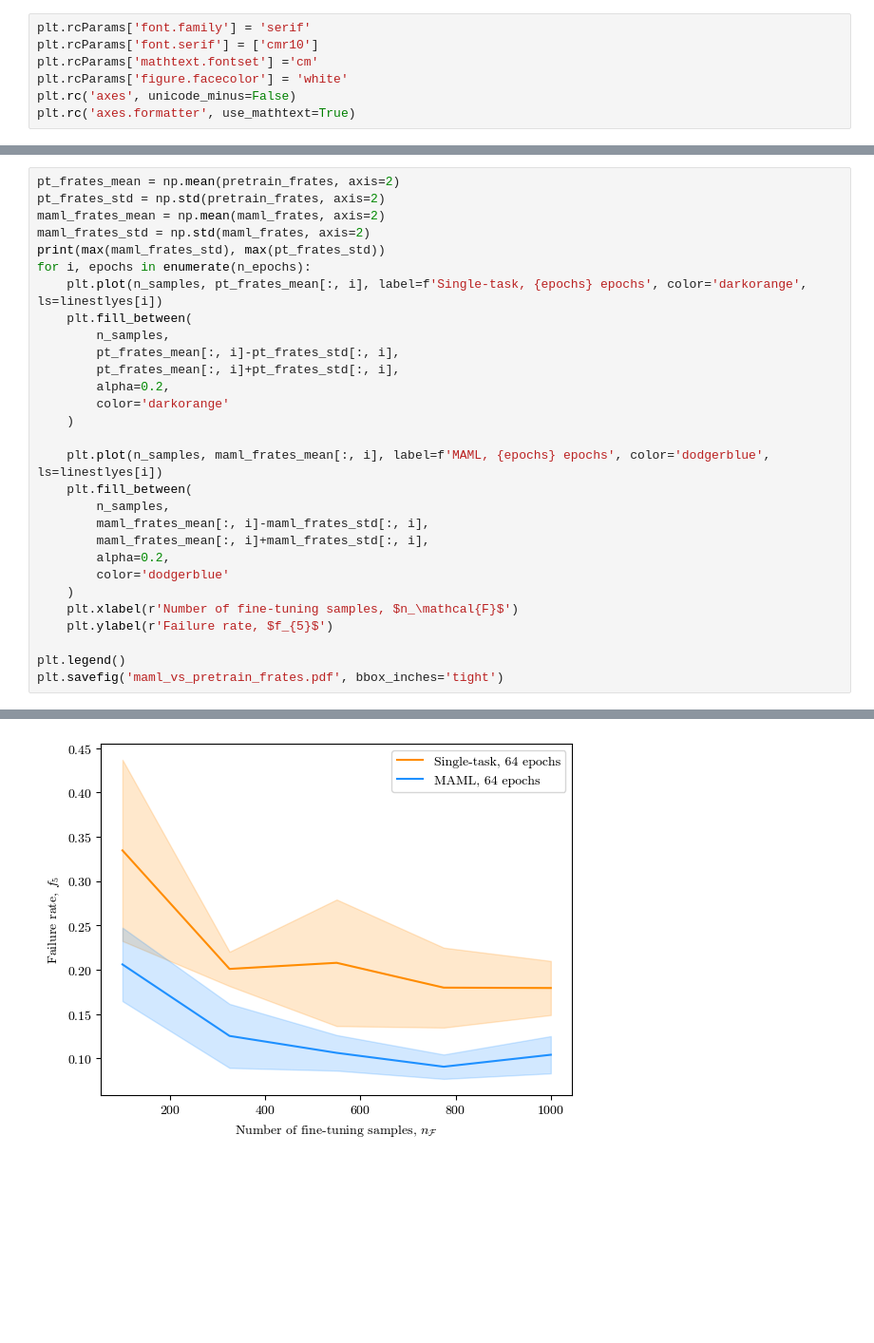
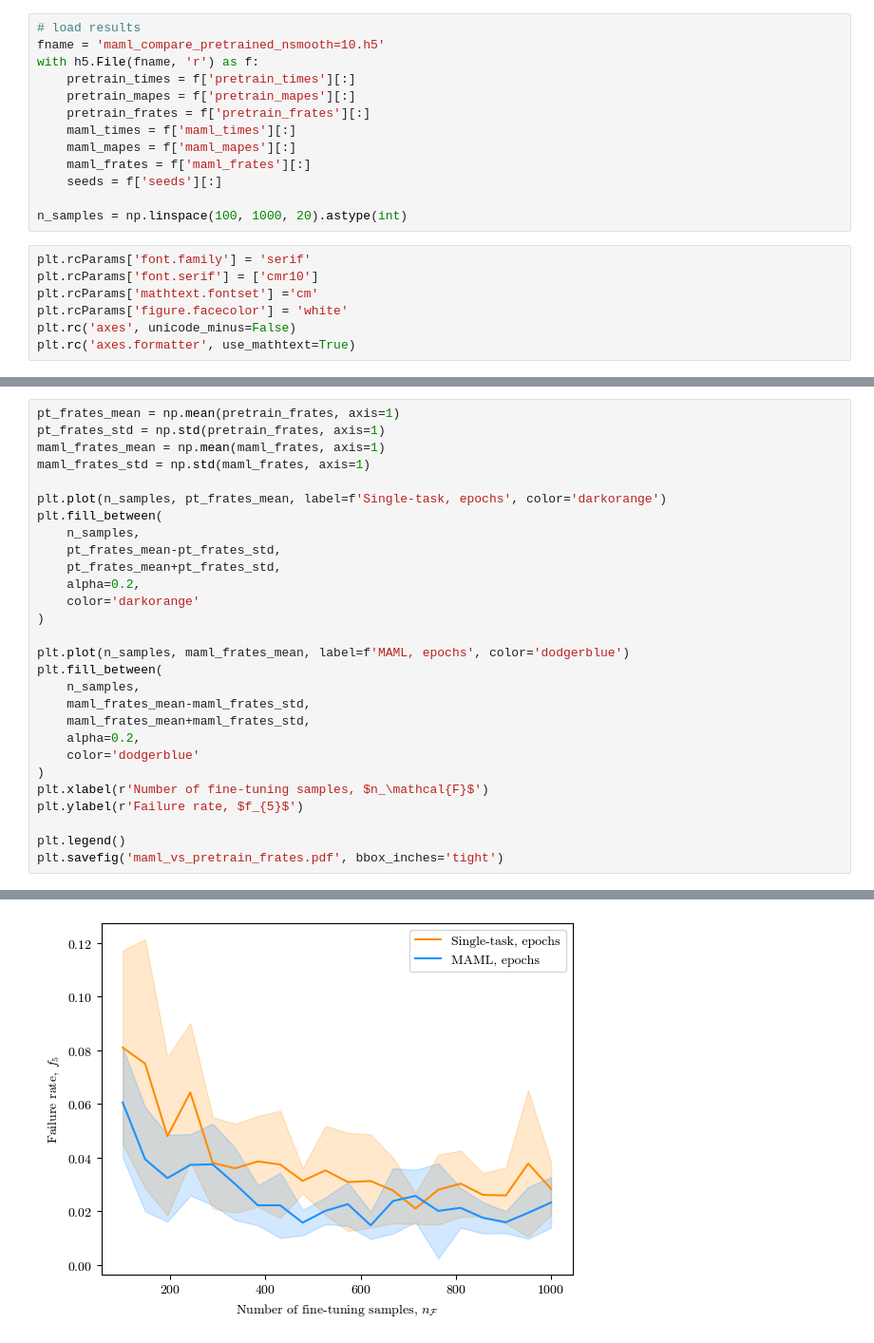
Before and after one commit to CMacM/CosyMAML, a Jupyter notebook: final_compare_pre-train_maml.ipynb, the cells around one changed output, grey strips where cells are left out. Shown at 95% size. Drawn from its saved outputs; the diff is of its cells as text; blank space fills up the shorter version.

```diff
--- a/final_compare_pre-train_maml.ipynb
+++ b/final_compare_pre-train_maml.ipynb
@@ -511,6 +556,19 @@ tensor([[-0.0798, -0.4497,  0.3045,  ..., -0.1455, -0.0800, -0.0443],
         [-0.3434,  0.3071,  0.0693,  ...,  0.1392,  0.0012, -0.1614]],
        device='cuda:0', requires_grad=True)
 Finished 1000 samples and 64 epochs
+# %%
+# load results
+fname = 'maml_compare_pretrained_nsmooth=10.h5'
+with h5.File(fname, 'r') as f:
+    pretrain_times = f['pretrain_times'][:]
+    pretrain_mapes = f['pretrain_mapes'][:]
+    pretrain_frates = f['pretrain_frates'][:]
+    maml_times = f['maml_times'][:]
+    maml_mapes = f['maml_mapes'][:]
+    maml_frates = f['maml_frates'][:]
+    seeds = f['seeds'][:]
+
+n_samples = np.linspace(100, 1000, 20).astype(int)
 # %%
 plt.rcParams['font.family'] = 'serif'
 plt.rcParams['font.serif'] = ['cmr10']
@@ -556,29 +610,28 @@ plt.savefig('maml_vs_pretrain_mapes.pdf', bbox_inches='tight')
 # %%
-pt_frates_mean = np.mean(pretrain_frates, axis=2)
-pt_frates_std = np.std(pretrain_frates, axis=2)
-maml_frates_mean = np.mean(maml_frates, axis=2)
-maml_frates_std = np.std(maml_frates, axis=2)
-print(max(maml_frates_std), max(pt_frates_std))
-for i, epochs in enumerate(n_epochs):
-    plt.plot(n_samples, pt_frates_mean[:, i], label=f'Single-task, {epochs} epochs', color='darkorange', ls=linestlyes[i])
-    plt.fill_between(
-        n_samples,
-        pt_frates_mean[:, i]-pt_frates_std[:, i],
-        pt_frates_mean[:, i]+pt_frates_std[:, i],
-        alpha=0.2,
-        color='darkorange'
-    )
+pt_frates_mean = np.mean(pretrain_frates, axis=1)
+pt_frates_std = np.std(pretrain_frates, axis=1)
+maml_frates_mean = np.mean(maml_frates, axis=1)
+maml_frates_std = np.std(maml_frates, axis=1)
 
-    plt.plot(n_samples, maml_frates_mean[:, i], label=f'MAML, {epochs} epochs', color='dodgerblue', ls=linestlyes[i])
-    plt.fill_between(
-        n_samples,
-        maml_frates_mean[:, i]-maml_frates_std[:, i],
-        maml_frates_mean[:, i]+maml_frates_std[:, i],
-        alpha=0.2,
-        color='dodgerblue'
-    )
-    plt.xlabel(r'Number of fine-tuning samples, $n_\mathcal{F}$')
-    plt.ylabel(r'Failure rate, $f_{5}$')
+plt.plot(n_samples, pt_frates_mean, label=f'Single-task, epochs', color='darkorange')
+plt.fill_between(
+    n_samples,
+    pt_frates_mean-pt_frates_std,
+    pt_frates_mean+pt_frates_std,
+    alpha=0.2,
+    color='darkorange'
+)
+
+plt.plot(n_samples, maml_frates_mean, label=f'MAML, epochs', color='dodgerblue')
+plt.fill_between(
+    n_samples,
+    maml_frates_mean-maml_frates_std,
+    maml_frates_mean+maml_frates_std,
+    alpha=0.2,
+    color='dodgerblue'
+)
+plt.xlabel(r'Number of fine-tuning samples, $n_\mathcal{F}$')
+plt.ylabel(r'Failure rate, $f_{5}$')
 
 plt.legend()
 plt.savefig('maml_vs_pretrain_frates.pdf', bbox_inches='tight')
@@ -587 +639 @@ plt.savefig('maml_vs_pretrain_frates.pdf', bbox_inches='tight')
-[figure, old version]
+[figure, new version]
```
Also changed, not shown: parts of 7 cells of this notebook, 38 other files.
